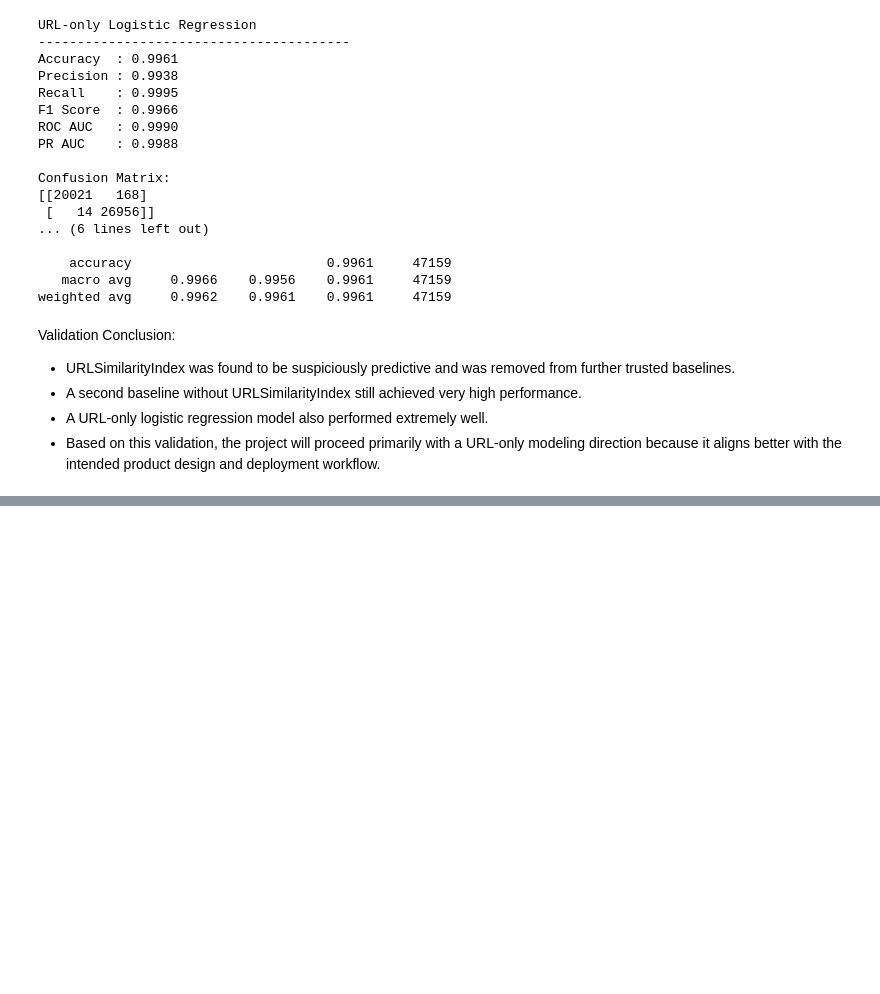
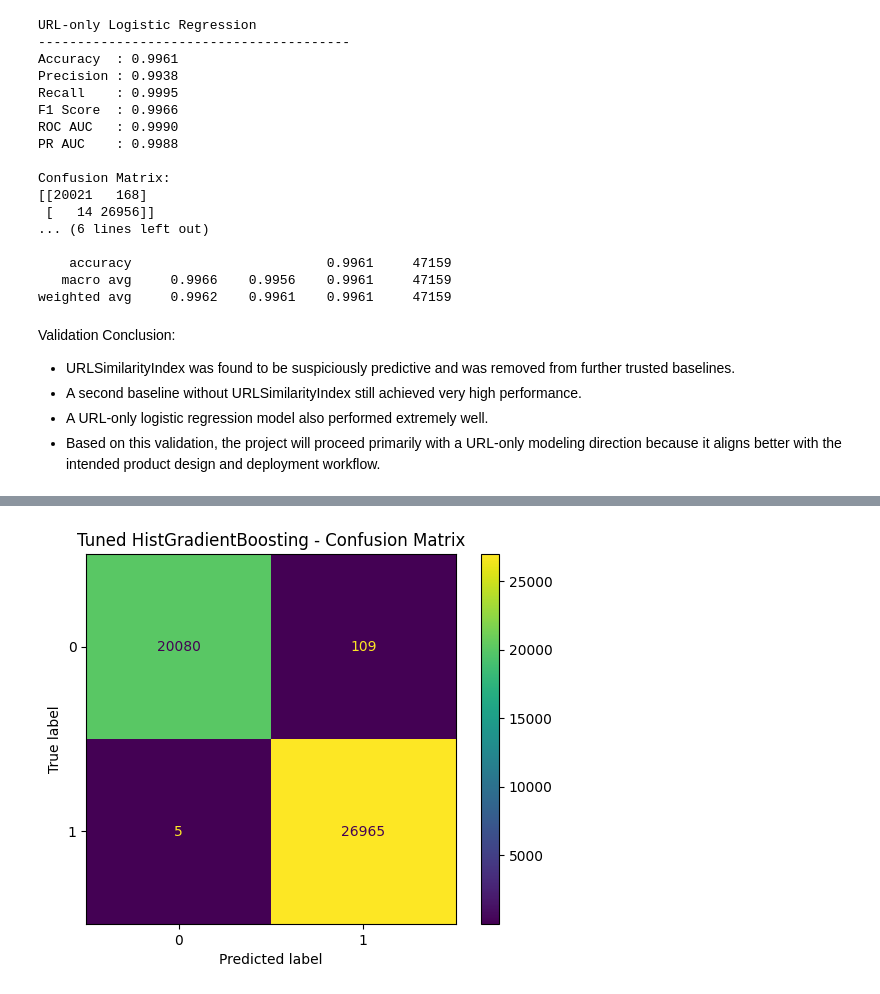
Before and after one commit to frhandev/phishing-ai-ui, a Jupyter notebook: notebooks/01_eda.ipynb, the cells around one changed output, grey strips where cells are left out. Saved outputs shown, nothing was run; the diff lists cells and outputs as text; code cells hidden in the pictures; blank space fills up the shorter version.

Commit message:
Select tuned HistGradientBoosting as final URL-only model and save artifacts

```diff
--- a/notebooks/01_eda.ipynb
+++ b/notebooks/01_eda.ipynb
@@ -529,0 +675,30 @@ Validation Conclusion:
+# %%
+best_hgb_model = grid_search.best_estimator_
+
+best_hgb_model.fit(X_train_url, y_train_url)
+
+y_pred_best = best_hgb_model.predict(X_test_url)
+y_proba_best = best_hgb_model.predict_proba(X_test_url)[:, 1]
+
+best_accuracy = accuracy_score(y_test_url, y_pred_best)
+best_precision = precision_score(y_test_url, y_pred_best)
+best_recall = recall_score(y_test_url, y_pred_best)
+best_f1 = f1_score(y_test_url, y_pred_best)
+best_roc_auc = roc_auc_score(y_test_url, y_proba_best)
+best_pr_auc = average_precision_score(y_test_url, y_proba_best)
+best_cm = confusion_matrix(y_test_url, y_pred_best)
+
+print("Tuned HistGradientBoosting - Test Set Evaluation")
+print("-" * 55)
+print(f"Accuracy  : {best_accuracy:.4f}")
+print(f"Precision : {best_precision:.4f}")
+print(f"Recall    : {best_recall:.4f}")
+print(f"F1 Score  : {best_f1:.4f}")
+print(f"ROC AUC   : {best_roc_auc:.4f}")
+print(f"PR AUC    : {best_pr_auc:.4f}")
+
+print("\nConfusion Matrix:")
+print(best_cm)
+
+print("\nClassification Report:")
+print(classification_report(y_test_url, y_pred_best, digits=4))
@@ -529,0 +723,12 @@ Validation Conclusion:
+# %%
+ConfusionMatrixDisplay.from_estimator(
+    best_hgb_model,
+    X_test_url,
+    y_test_url,
+    values_format="d",
+    cmap="viridis"
+)
+plt.title("Tuned HistGradientBoosting - Confusion Matrix")
+plt.show()
+# %% [output]
+[figure, added]
```
Also changed, not shown: parts of 7 cells of this notebook, 2 other files.
